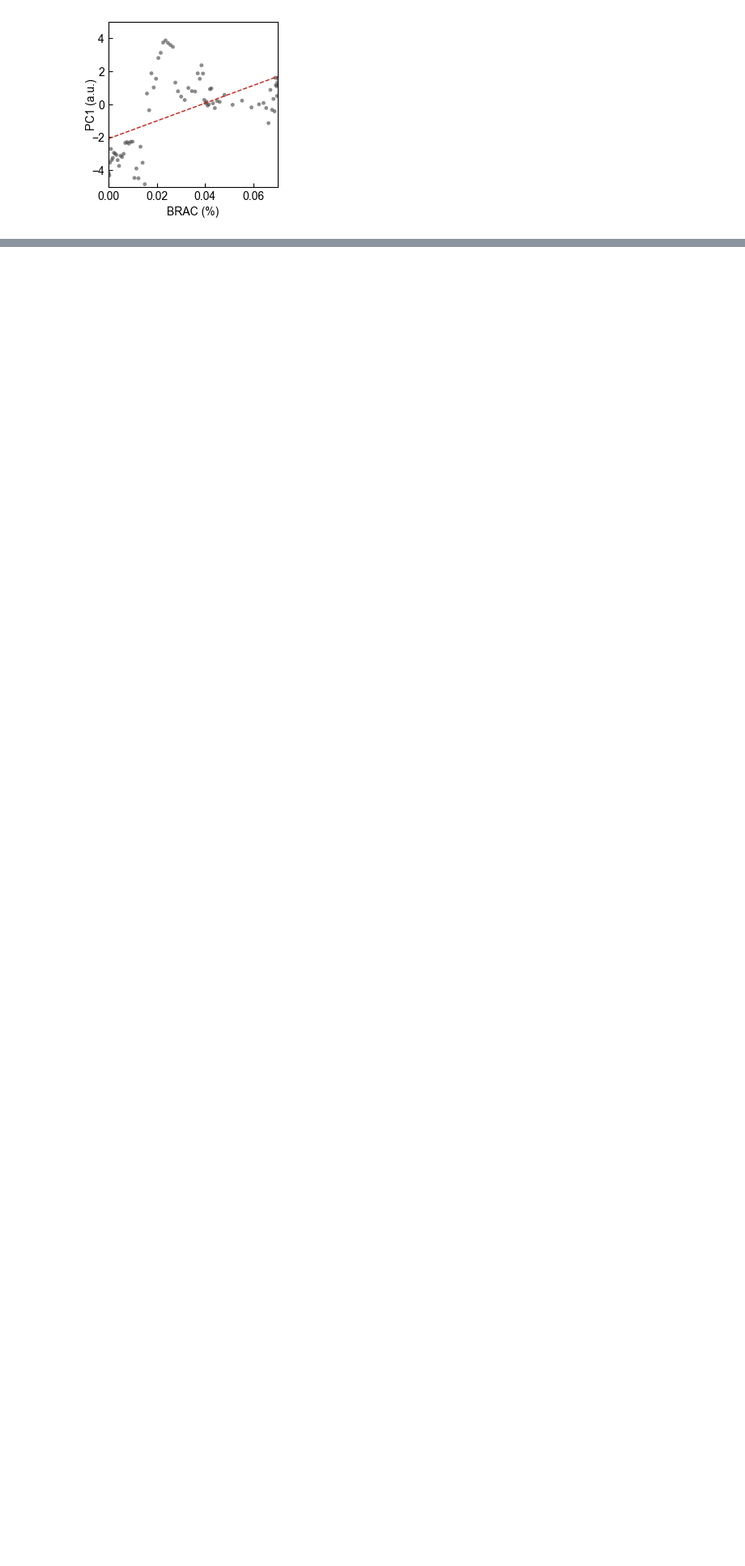
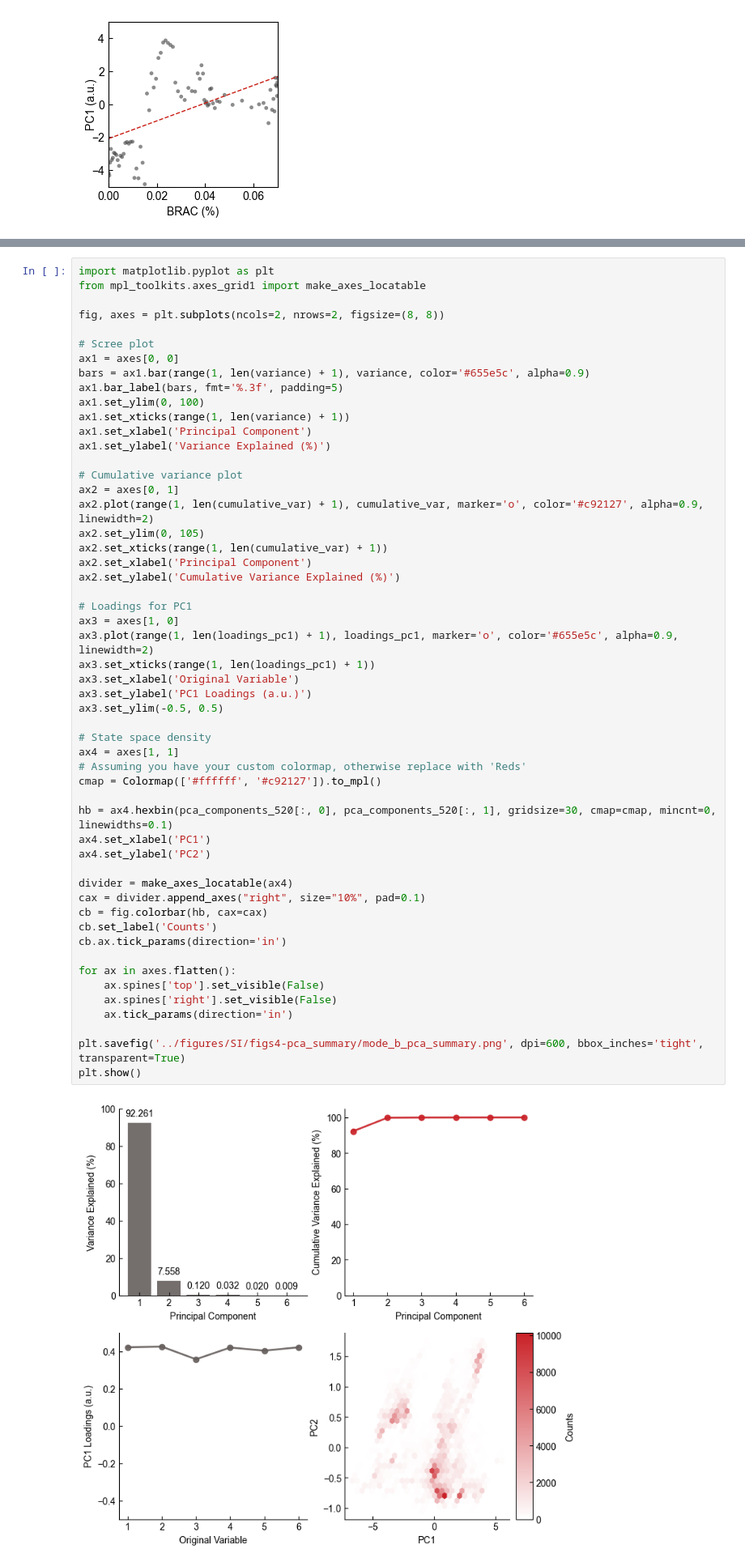
Before and after one commit to BailabUNC/SpectraDerma, a Jupyter notebook: notebooks/Data_Pipeline_Wrist.ipynb, the cells around one changed output, grey strips where cells are left out. Shown at 81% size. Cells and saved outputs as stored; diff of their text form; blank space fills up the shorter version.

```diff
--- a/notebooks/Data_Pipeline_Wrist.ipynb
+++ b/notebooks/Data_Pipeline_Wrist.ipynb
@@ -266,0 +269,55 @@ plt.show()
+# %%
+import matplotlib.pyplot as plt
+from mpl_toolkits.axes_grid1 import make_axes_locatable
+
+fig, axes = plt.subplots(ncols=2, nrows=2, figsize=(8, 8))
+
+# Scree plot
+ax1 = axes[0, 0]
+bars = ax1.bar(range(1, len(variance) + 1), variance, color='#655e5c', alpha=0.9)
+ax1.bar_label(bars, fmt='%.3f', padding=5)
+ax1.set_ylim(0, 100)
+ax1.set_xticks(range(1, len(variance) + 1))
+ax1.set_xlabel('Principal Component')
+ax1.set_ylabel('Variance Explained (%)')
+
+# Cumulative variance plot
+ax2 = axes[0, 1]
+ax2.plot(range(1, len(cumulative_var) + 1), cumulative_var, marker='o', color='#c92127', alpha=0.9, linewidth=2)
+ax2.set_ylim(0, 105)
+ax2.set_xticks(range(1, len(cumulative_var) + 1))
+ax2.set_xlabel('Principal Component')
+ax2.set_ylabel('Cumulative Variance Explained (%)')
+
+# Loadings for PC1
+ax3 = axes[1, 0]
+ax3.plot(range(1, len(loadings_pc1) + 1), loadings_pc1, marker='o', color='#655e5c', alpha=0.9, linewidth=2)
+ax3.set_xticks(range(1, len(loadings_pc1) + 1))
+ax3.set_xlabel('Original Variable')
+ax3.set_ylabel('PC1 Loadings (a.u.)')
+ax3.set_ylim(-0.5, 0.5)
+
+# State space density
+ax4 = axes[1, 1]
+# Assuming you have your custom colormap, otherwise replace with 'Reds'
+cmap = Colormap(['#ffffff', '#c92127']).to_mpl()
+
+hb = ax4.hexbin(pca_components_520[:, 0], pca_components_520[:, 1], gridsize=30, cmap=cmap, mincnt=0, linewidths=0.1)
+ax4.set_xlabel('PC1')
+ax4.set_ylabel('PC2')
+
+divider = make_axes_locatable(ax4)
+cax = divider.append_axes("right", size="10%", pad=0.1)
+cb = fig.colorbar(hb, cax=cax)
+cb.set_label('Counts')
+cb.ax.tick_params(direction='in')
+
+for ax in axes.flatten():
+    ax.spines['top'].set_visible(False)
+    ax.spines['right'].set_visible(False)
+    ax.tick_params(direction='in')
+
+plt.savefig('../figures/SI/figs4-pca_summary/mode_b_pca_summary.png', dpi=600, bbox_inches='tight', transparent=True)
+plt.show()
+# %% [output]
+[figure, added]
```
Also changed, not shown: parts of 13 cells of this notebook.
